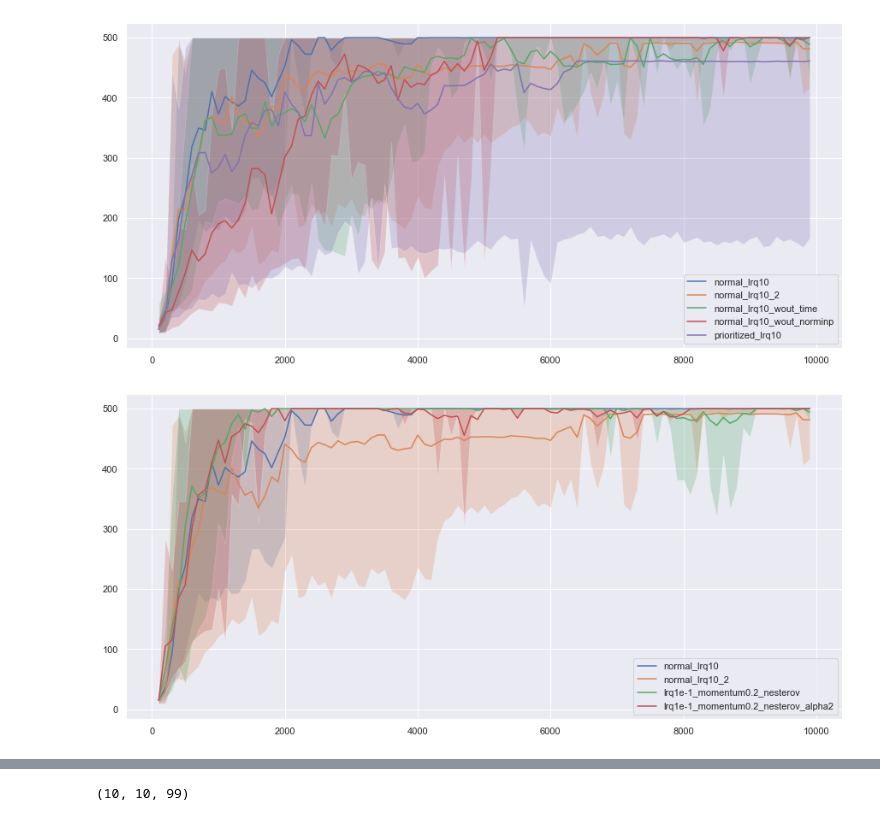
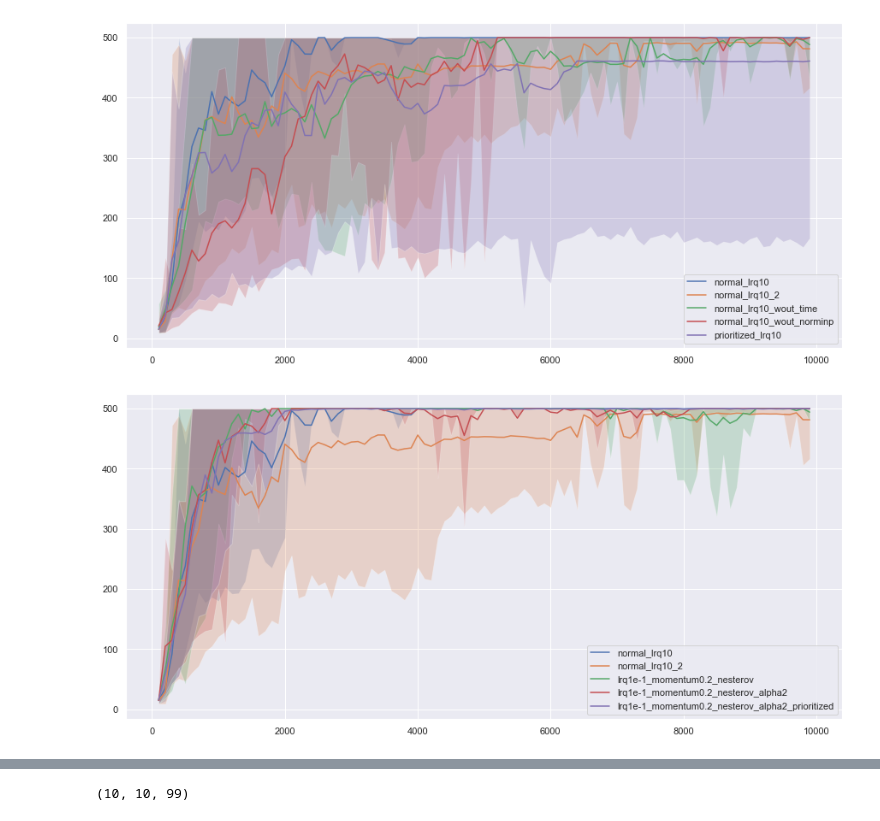
Before and after one commit to justinmaojones/agentflow, a Jupyter notebook: notebooks/eval_results_cartpole_ddpg_stable_01.ipynb, the cells around one changed output, grey strips where cells are left out. Saved outputs shown, nothing was run; the diff lists cells and outputs as text; code cells hidden in the pictures.

```diff
--- a/notebooks/eval_results_cartpole_ddpg_stable_01.ipynb
+++ b/notebooks/eval_results_cartpole_ddpg_stable_01.ipynb
@@ -137,11 +139,12 @@ _ = plt.legend()
 # %%
 key = 'test_ep_returns'
 plt.figure(figsize=(15,7))
 for sd in ['normal_lrq10',
            'normal_lrq10_2',
            'lrq1e-1_momentum0.2_nesterov',
-           'lrq1e-1_momentum0.2_nesterov_alpha2']:
+           'lrq1e-1_momentum0.2_nesterov_alpha2',
+           'lrq1e-1_momentum0.2_nesterov_alpha2_prioritized']:
     plot_percentiles(results[sd]['test_ep_steps'][0],results[sd][key].T,label=sd)
 _ = plt.legend()
 # %% [output]
-[figure, old version]
+[figure, new version]
```
Also changed, not shown: parts of 6 cells of this notebook.
